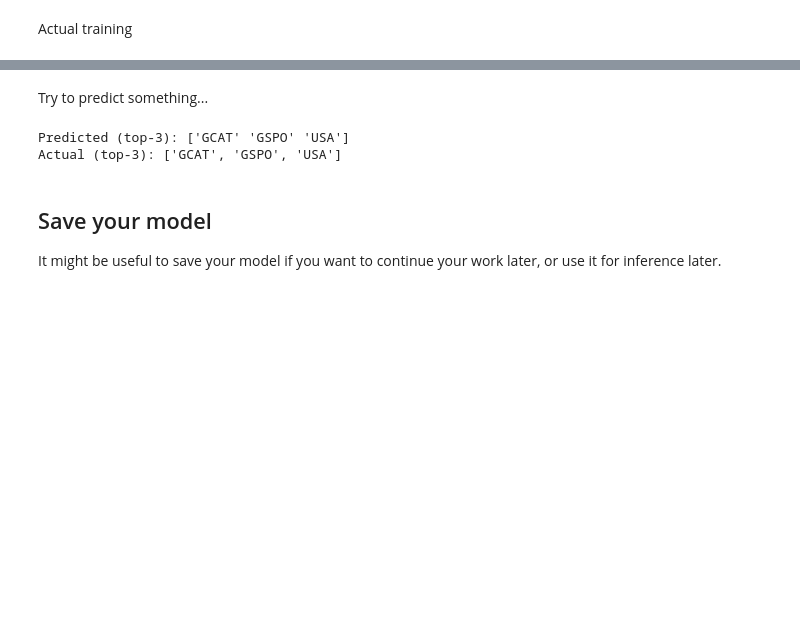
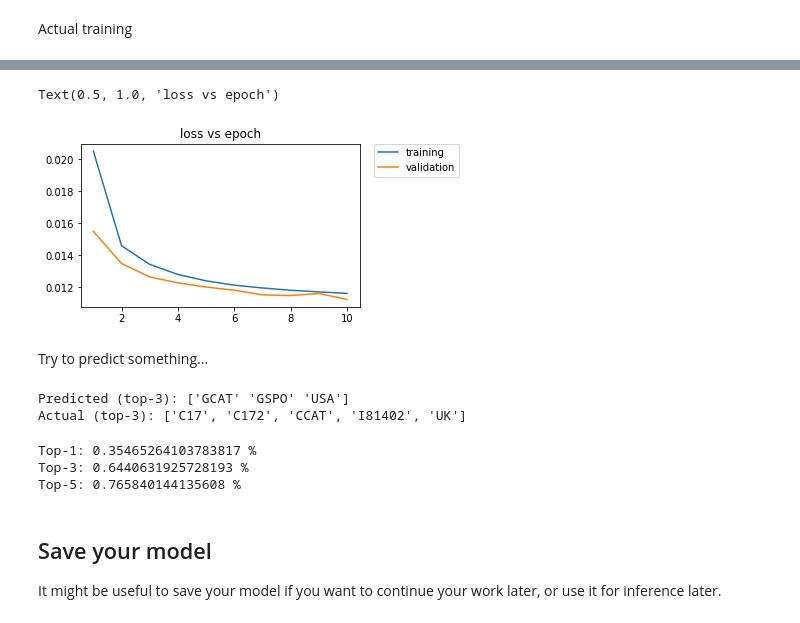
Before and after one commit to arpn/dl_group_project, a Jupyter notebook: text_project.ipynb, the cells around one changed output, grey strips where cells are left out. Saved outputs shown, nothing was run; the diff lists cells and outputs as text; code cells hidden in the pictures; blank space fills up the shorter version.

```diff
--- a/text_project.ipynb
+++ b/text_project.ipynb
@@ -218,11 +252,4 @@ all_codes = list(set(codes))
 # %%
-from torch.utils.data.dataset import Dataset
-import numpy as np
-
-# Vocabulary to play with
-char_to_idx = {ch:i for i,ch in enumerate(set(''.join(list(df.headline.values))))}
-idx_to_char = {i:ch for i,ch in enumerate(set(''.join(list(df.headline.values))))}
-
 class ReutersDataset(Dataset):
     def __init__(self, df):
         self.df = df
@@ -232,22 +259,26 @@ class ReutersDataset(Dataset):
         # and corresponding codes. We have to
         # think what we actually want to feed
         # into our model.
-        cs,h,t = df.iloc[index].values
+        data = df.iloc[index]
+        h,t,txt,cs = data.headline, data.title, data.text, data.codes
         return self.newsToTensor(h,t), self.codesToTensor(cs)
 
     def __len__(self):
         return len(df)
 
     def codesToTensor(self, codes):
-        indices = [all_codes.index(c) for c in codes]
-        target = torch.zeros(len(all_codes))
+        indices = [topic_codes.index(c) for c in codes]
+        target = torch.zeros(len(topic_codes))
         for i in indices:
             target[i] = 1
         return target
 
     def newsToTensor(self, headline, text):
         # This is a placeholder.
-        return torch.tensor([self.oneHot(char_to_idx[c]) for c in headline])
+        hTensor = torch.tensor([self.oneHot(char_to_idx[c]) for c in headline])
+        tTensor = torch.tensor([self.oneHot(char_to_idx[c]) for c in text])
+        tTensor = tTensor if len(tTensor) < 200 else tTensor[:200]
+        return torch.cat((hTensor, tTensor))
 
     def oneHot(self, idx):
         vec = np.zeros(len(char_to_idx))
@@ -272,7 +301,7 @@ def pad_collate(batch):
 # %% [markdown]
 Instantiate the dataset and get data loaders.
 # %%
-train_set = ReutersDataset(df.sample(frac=0.8))
+train_set = ReutersDataset(df.sample(frac=0.9))
 test_set = ReutersDataset(df.drop(train_set.df.index))
 
 batch_size = 8
@@ -294,21 +323,22 @@ Using GPU!
 # %% [markdown]
 Placeholder model: character level GRU
 # %%
-import torch.nn as nn
-
 hidden_state_dim = 256
-output_dim = len(all_codes)
-vocabulary_dim = len(char_to_idx)
+output_dim = len(topic_codes)
+vocabulary_dim = len(vocabulary)
+num_layers = 2
 
 class Model(nn.Module):
     def __init__(self):
         super(Model, self).__init__()
-        self.gru = nn.GRU(vocabulary_dim, hidden_state_dim, num_layers=2, batch_first=True, dropout=0.5)
-        self.fc1 = nn.Linear(hidden_state_dim, 128)
-        self.fc2 = nn.Linear(128, output_dim)
+        self.gru = nn.GRU(vocabulary_dim, hidden_state_dim, num_layers=num_layers,
+                          batch_first=True, dropout=0.5)
+        self.fc1 = nn.Linear(2*hidden_state_dim, 256)
+        self.fc2 = nn.Linear(256, output_dim)
     def forward(self, X):
         X,h = self.gru(X)
-        return self.fc2(F.relu(self.fc1(h[-1])))
+        h = torch.cat((h[-1], h[-2]), dim=1)
+        return self.fc2(F.relu(self.fc1(h)))
 
 model = Model().to(device)
 # %% [markdown]
@@ -401,14 +425,45 @@ Validation set: Average loss: 0.0124
+# %%
+plt.figure(figsize=(5,3))
+plt.plot(np.arange(1,len(losst)+1), losst, label="training")
+plt.plot(np.arange(1,len(lossv)+1), lossv, label="validation")
+plt.legend(bbox_to_anchor=(1.05, 1), loc=2, borderaxespad=0.)
+plt.title('loss vs epoch')
+# %% [output]
+Text(0.5, 1.0, 'loss vs epoch')
+[figure, added]
 # %% [markdown]
 Try to predict something...
 # %%
 test_idx = 13
 example, _ = test_set[test_idx]
-top_k = torch.topk(model(example.float().unsqueeze(0)), 3)[1][0].numpy()
+top_k = torch.topk(model(example.to(device).float().unsqueeze(0)), 3)[1][0].cpu().numpy()
 print('Predicted (top-3):', np.sort(np.array(all_codes)[top_k]))
 print('Actual (top-3):', sorted(test_set.df.iloc[test_idx].codes))
+
+def topAccuracy(top_k):
+    num_predicted_correct = 0
+    num_predicted_total = 0
+    for (X, y) in test_loader:
+        X = X.to(device).float()
+        y = y.to(device)
+        output = model(X).cpu()
+        for idx in range(len(y)):
+            target_codes = set(torch.arange(output_dim)[y[idx]>0].numpy())
+            predicted_codes = set(torch.topk(output, top_k, dim=-1)[1].flatten().numpy())
+            num_predicted_correct += len(target_codes.intersection(predicted_codes))
+            num_predicted_total += len(target_codes)
+    return num_predicted_correct/num_predicted_total
 # %% [output]
 Predicted (top-3): ['GCAT' 'GSPO' 'USA']
-Actual (top-3): ['GCAT', 'GSPO', 'USA']
+Actual (top-3): ['C17', 'C172', 'CCAT', 'I81402', 'UK']
+# %%
+print("Top-1:", topAccuracy(1), "%")
+print("Top-3:", topAccuracy(3), "%")
+print("Top-5:", topAccuracy(5), "%")
+# %% [output]
+Top-1: 0.35465264103783817 %
+Top-3: 0.6440631925728193 %
+Top-5: 0.765840144135608 %
 # %% [markdown]
 ## Save your model
 
```
Also changed, not shown: parts of 22 cells of this notebook, 2 other files.
